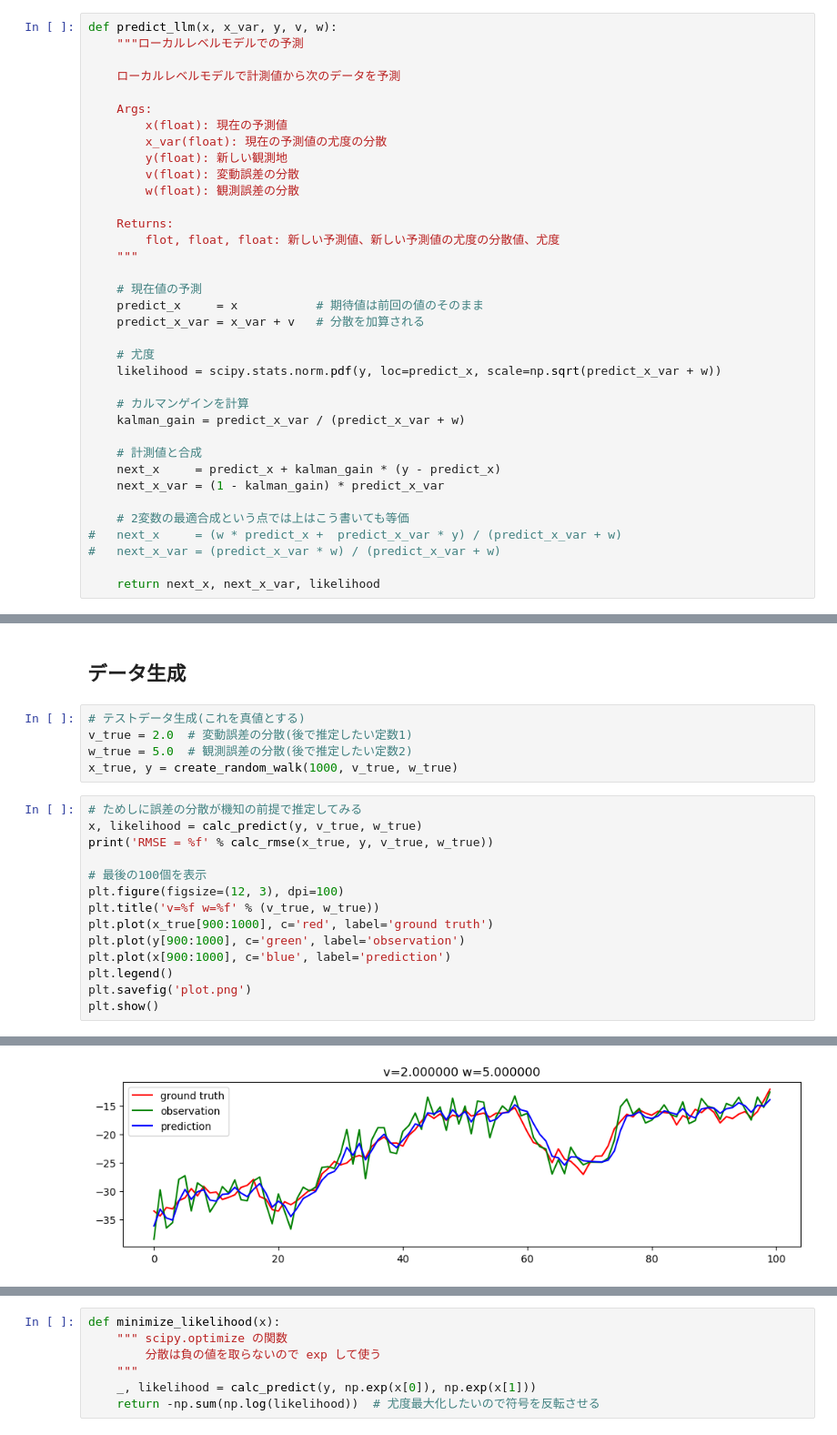
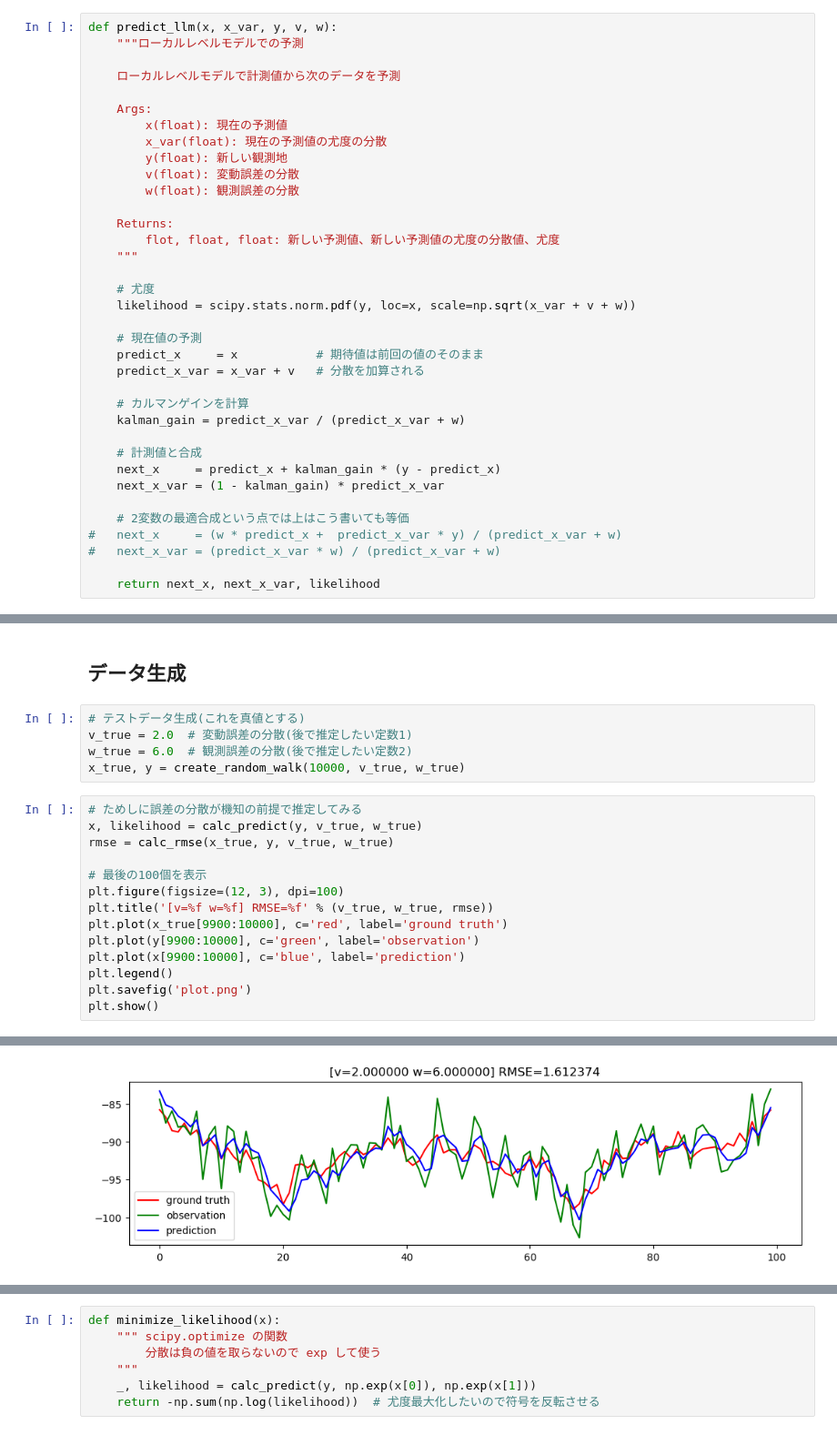
Before and after one commit to ryuz/training, a Jupyter notebook: digital_filter/LocalLevelModel.ipynb, the cells around one changed output, grey strips where cells are left out. Shown at 91% size. Cells and saved outputs as stored; diff of their text form.

```diff
--- a/digital_filter/LocalLevelModel.ipynb
+++ b/digital_filter/LocalLevelModel.ipynb
@@ -45,12 +45,12 @@ def predict_llm(x, x_var, y, v, w):
         flot, float, float: 新しい予測値、新しい予測値の尤度の分散値、尤度
     """
 
+    # 尤度
+    likelihood = scipy.stats.norm.pdf(y, loc=x, scale=np.sqrt(x_var + v + w))
+
     # 現在値の予測
     predict_x     = x           # 期待値は前回の値のそのまま
     predict_x_var = x_var + v   # 分散を加算される
-
-    # 尤度
-    likelihood = scipy.stats.norm.pdf(y, loc=predict_x, scale=np.sqrt(predict_x_var + w))
 
     # カルマンゲインを計算
     kalman_gain = predict_x_var / (predict_x_var + w)
@@ -89,19 +89,19 @@ def calc_rmse(x_true, y, v, w):
 # %%
 # テストデータ生成(これを真値とする)
 v_true = 2.0  # 変動誤差の分散(後で推定したい定数1)
-w_true = 5.0  # 観測誤差の分散(後で推定したい定数2)
-x_true, y = create_random_walk(1000, v_true, w_true)
+w_true = 6.0  # 観測誤差の分散(後で推定したい定数2)
+x_true, y = create_random_walk(10000, v_true, w_true)
 # %%
 # ためしに誤差の分散が機知の前提で推定してみる
 x, likelihood = calc_predict(y, v_true, w_true)
-print('RMSE = %f' % calc_rmse(x_true, y, v_true, w_true))
+rmse = calc_rmse(x_true, y, v_true, w_true)
 
 # 最後の100個を表示
 plt.figure(figsize=(12, 3), dpi=100)
-plt.title('v=%f w=%f' % (v_true, w_true))
-plt.plot(x_true[900:1000], c='red', label='ground truth')
-plt.plot(y[900:1000], c='green', label='observation')
-plt.plot(x[900:1000], c='blue', label='prediction')
+plt.title('[v=%f w=%f] RMSE=%f' % (v_true, w_true, rmse))
+plt.plot(x_true[9900:10000], c='red', label='ground truth')
+plt.plot(y[9900:10000], c='green', label='observation')
+plt.plot(x[9900:10000], c='blue', label='prediction')
 plt.legend()
 plt.savefig('plot.png')
 plt.show()
@@ -110,2 +109,2 @@ RMSE = 1.475455
-[figure, old version]
+[figure, new version]
 # %% [markdown]
```
Also changed, not shown: parts of 4 cells of this notebook.
